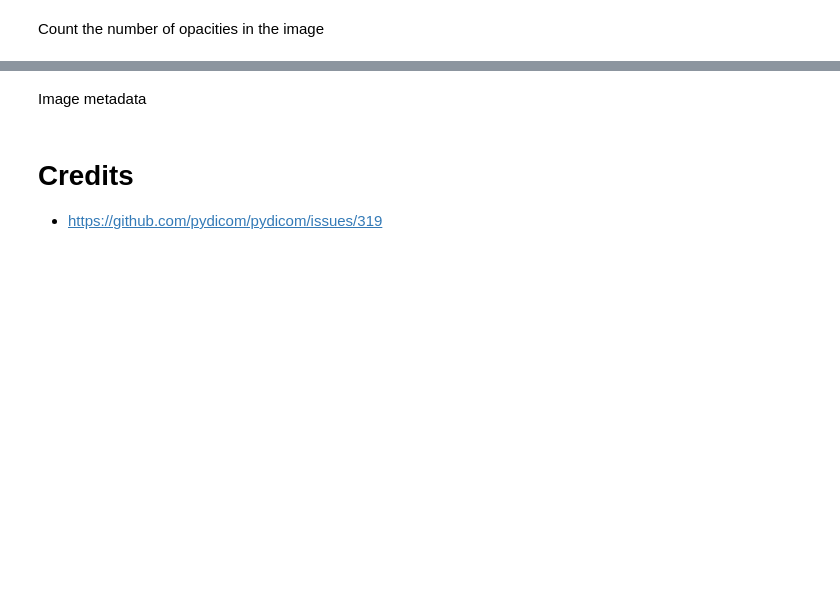
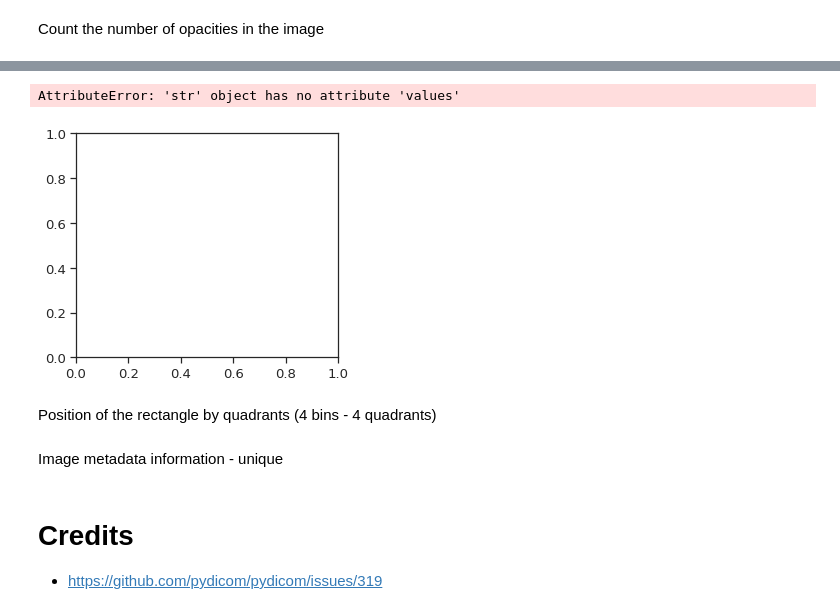
Before and after one commit to anastazijaverovic/COVID-19_Detection_Radiographs, a Jupyter notebook: covid-19-detection.ipynb, the cells around one changed output, grey strips where cells are left out. Drawn from its saved outputs; the diff is of its cells as text; code cells hidden in the pictures; blank space fills up the shorter version.

```diff
--- a/covid-19-detection.ipynb
+++ b/covid-19-detection.ipynb
@@ -211,5 +261,24 @@ training_set.head()
+# %%
+columns = ['Negative for Pneumonia', 'Typical Appearance', 'Indeterminate Appearance', 'Atypical Appearance']
+opacity = training_set['Opacity_Count'].unique()
+
+plt.figure(figsize = (16, 14))
+sn.set(font_scale = 1.2)
+sn.set_style('ticks')
+
+for j in opacity:
+    for i, column in enumerate(columns):
+        plt.subplot(3, 3, i + 1)
+        sn.barplot(data = training_set, x = column, y = training_set['Opacity_Count']/sum(training_set['Opacity_Count'] == j), palette = ['#d02f52',"#55a0ee"])
+
+sn.despine()
+# %% [output]
+AttributeError: 'str' object has no attribute 'values'
+[figure, added]
+# %% [markdown]
+Position of the rectangle by quadrants (4 bins - 4 quadrants)
 # %% [markdown]
-Image metadata
+Image metadata information - unique
 # %% [markdown]
 # Credits
 
```
Also changed, not shown: parts of 11 cells of this notebook.
